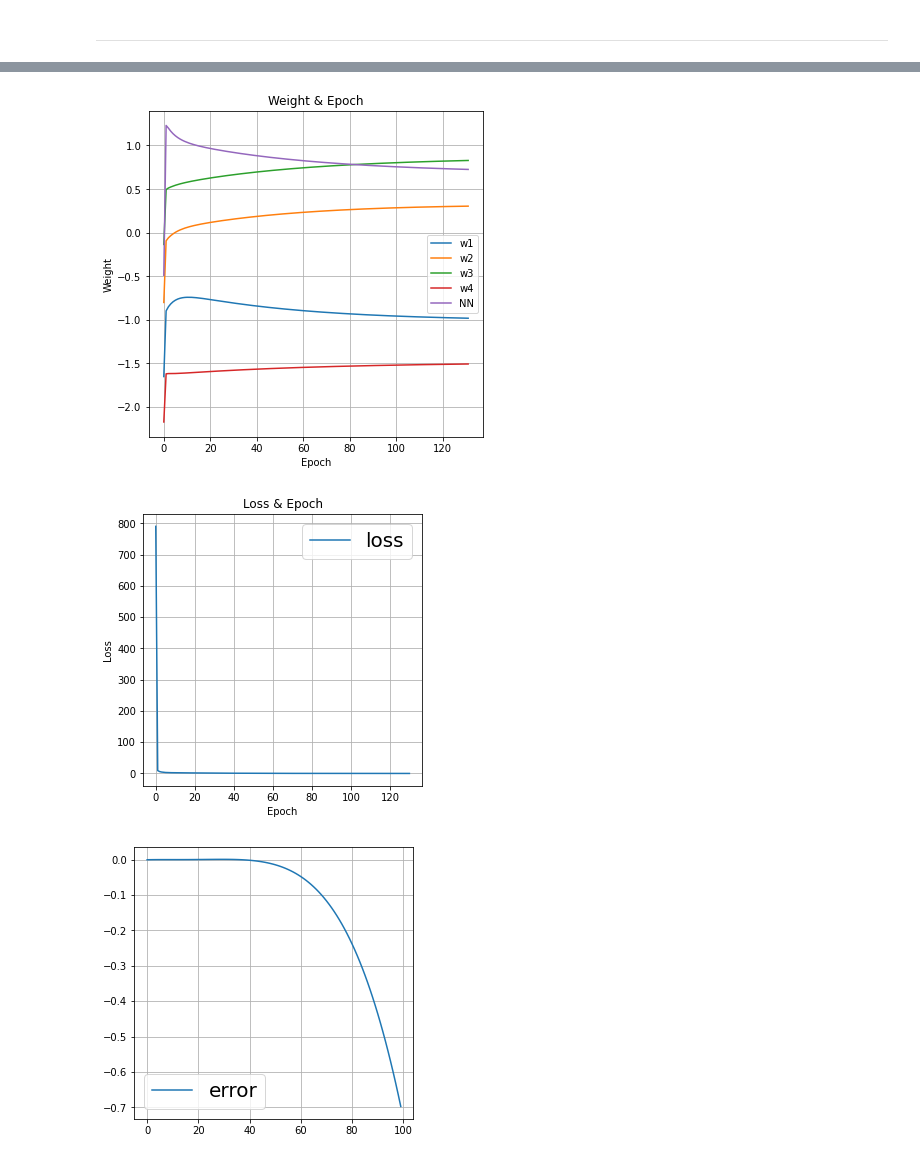
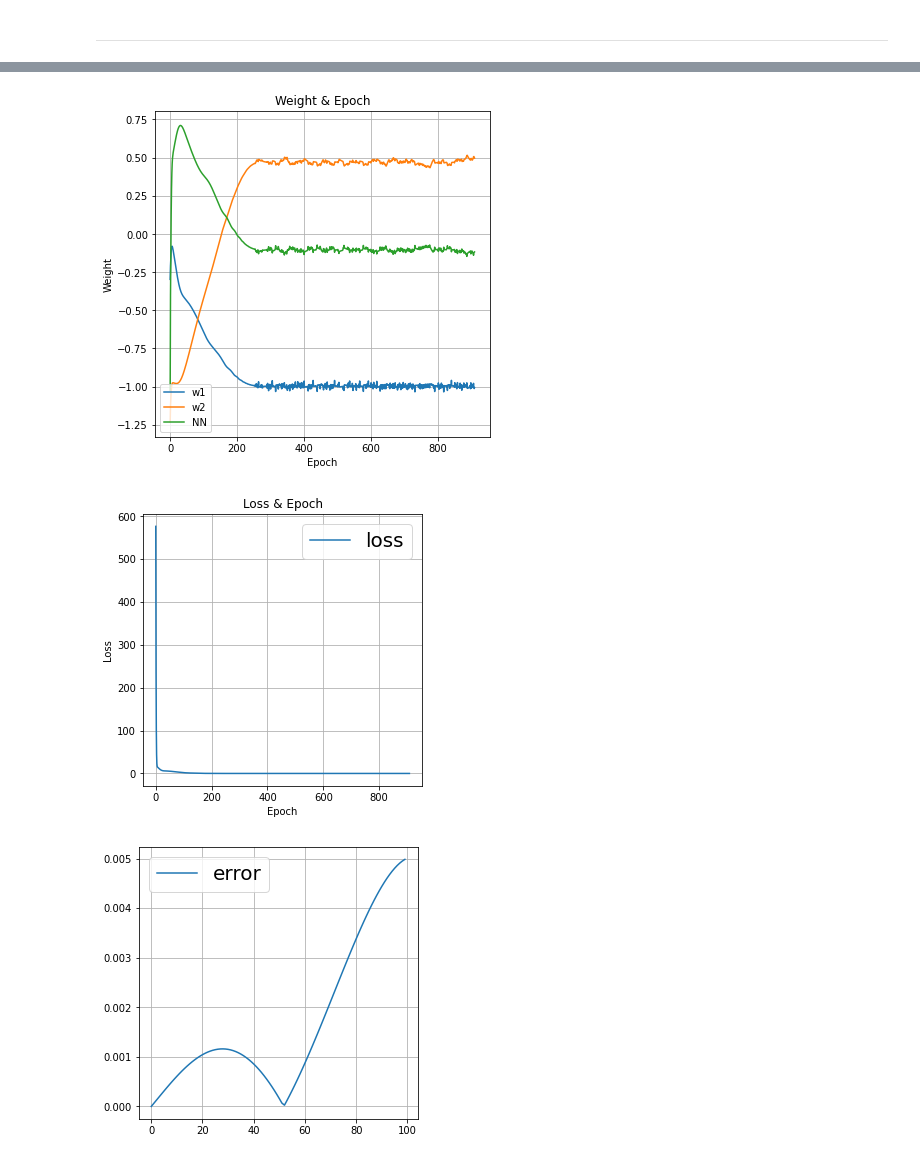
Before and after one commit to KyungRyeolBaek/ODE, a Jupyter notebook: ODE/expansion220929_work1.ipynb, the cells around one changed output, grey strips where cells are left out. Drawn from its saved outputs; the diff is of its cells as text; code cells hidden in the pictures.

```diff
--- a/ODE/expansion220929_work1.ipynb
+++ b/ODE/expansion220929_work1.ipynb
@@ -215,12 +230,12 @@ learing_rate : 학습률
 
 max_train_count : 최대 학습 횟수
 # %%
-def ODE_EC_train(n = 4, EC_n = 10, target_loss = 0.001, early_stop = 0.0001, learning_rate = 0.01, max_train_count = 500, show_w_trace = True, show_loss_trace = True, show_error = True, show_compare_analysis = True):
+def ODE_EC_train(n = 4, EC_n = 10, target_loss = np.Inf, early_stop = np.Inf, max_train_count = np.Inf, show_w_trace = True, show_loss_trace = True, show_error = True, show_compare_analysis = True):
     # 최대 x 범위 : 0 <= x < x_max, lambda 값
     x_max = 1
     x_slice = 100
     x = tf.Variable(np.array([[i/x_slice] for i in range(0, x_max * x_slice, 1)], dtype = np.float32))
-    lamb = -1
+    lamb = -1.0
 
     # 차수, weight 개수
     w = tf.Variable(tf.random.normal(shape=(n,), dtype=tf.float32), trainable=True) # w = [weight1, weight2, weight3, weight4]
@@ -237,19 +252,21 @@ def ODE_EC_train(n = 4, EC_n = 10, target_loss = 0.001, early_stop = 0.0001, lea
     Epoch = 0
 
     # y' = f(y, t)를 만족하는 y 찾는 과정
-    EC_optimizer = keras.optimizers.SGD(learning_rate=1e-3)
+    EC_optimizer = keras.optimizers.Adam(learning_rate=1e-3)
 
     # 학습 과정
+    low_loss = np.inf
+    low_loss_Epoch = 0
     while True:
         Epoch += 1
-        loss_sum = tf.constant(0)
+        loss_sum = 0.0
         for x_unit in x:
             with tf.GradientTape() as tape:
                 # 예측 값
                 predict = f(y(x_unit, w, n), lamb)
                 # y' = f(y, t)
                 loss = tf.square(predict - yprime(x_unit, w, n) + EC_predict(W, x_unit, lamb, n) - EC_d_y(W, x_unit, n))
-                loss_sum = tf.add(loss_sum, loss)
+                loss_sum += loss
 
             # Gradient 값 저장
             [gradients, EC_gradients] = tape.gradient(loss, [w, W])
@@ -261,20 +278,31 @@ def ODE_EC_train(n = 4, EC_n = 10, target_loss = 0.001, early_stop = 0.0001, lea
         w_trace.append(total_w)
 
         # Epoch별 loss 합 저장
-        loss_trace.append(float(loss_sum))
+        loss_sum = float(loss_sum)
+        loss_trace.append(loss_sum)
 
-        if target_loss >= loss_sum and len(loss_trace) >= 2:
-            dif = abs(loss_trace[-1] - loss_trace[-2]) <= early_stop
-            if dif:
-                break
+        # early stop
+        if target_loss >= loss_sum and  low_loss > loss_sum:
+            low_loss = loss_sum
+            early_stop_w = w, W
+            low_loss_Epoch = Epoch
+
+        if low_loss_Epoch + early_stop <= Epoch:
+            print('early_stop')
+            break
+
+        if np.isnan(loss_sum):
+            print('break nan')
+            break
 
         if Epoch % 100 == 0:
-            print('Epoch : {}, Loss_sum : {:.4f}'.format(Epoch, float(loss_sum)))
+            print('Epoch : {}, Loss_sum : {:.4f}'.format(Epoch, loss_sum))
 
         if Epoch == max_train_count:
+            print('max train')
             break
 
-    print('Epoch : {}, Loss_sum : {:.4f}'.format(Epoch, float(loss_sum)))
+    print('low_loss_Epoch : {}, low_Loss_sum : {:.4f}'.format(low_loss_Epoch, low_loss))
 
     if show_w_trace:
         fig, ax = plt.subplots(figsize=(6, 6))
@@ -298,7 +326,7 @@ def ODE_EC_train(n = 4, EC_n = 10, target_loss = 0.001, early_stop = 0.0001, lea
 
     if show_error:
         fig, ax = plt.subplots(figsize=(5, 5))
-        ax.plot(y(x, w, n) - anal(x,lamb), label = 'error')
+        ax.plot(abs(y(x, early_stop_w[0], n) + net_out(early_stop_w[1])*x**(n+1) - anal(x,lamb)), label = 'error')
         ax.tick_params(labelsize=10)
         ax.legend(fontsize=20)
         ax.grid()
@@ -310,13 +338,13 @@ def ODE_EC_train(n = 4, EC_n = 10, target_loss = 0.001, early_stop = 0.0001, lea
         ax.set_ylabel('y')
         ax.plot(anal(x,lamb), label = 'analysis')
         # ax.plot(y(x, w, n), label = 'y')
-        ax.plot(y(x, w, n) + net_out(W)*x**5, label = 'add_EC')
+        ax.plot(y(x, early_stop_w[0], n) + net_out(early_stop_w[1])*x**(n+1), label = 'add_EC')
         # ax.plot(y(x, w, n) - anal(x,lamb), label = 'error')
         ax.tick_params(labelsize=10)
         ax.legend(fontsize=20)
         ax.grid()
 
-    return w, W
+    return early_stop_w
 # %% [markdown]
 Train
 # %% [markdown]
@@ -342,3 +384,3 @@ Epoch : 681, Loss_sum : 0.7603
 # %%
-w4_EC_train = ODE_EC_train(n = 4, EC_n = 10, target_loss = 0.00001, max_train_count = np.Inf)
+w2_EC_train = ODE_EC_train(n = 2, EC_n = 10, target_loss = 2, early_stop = 500, max_train_count = np.Inf)
 # %% [output]
@@ -347,3 +398,3 @@ Epoch : 131, Loss_sum : 0.0766
-[figure, old version]
+[figure, new version]
-[figure, old version]
+[figure, new version]
-[figure, old version]
+[figure, new version]
```
Also changed, not shown: parts of 24 cells of this notebook, 28 other files.
